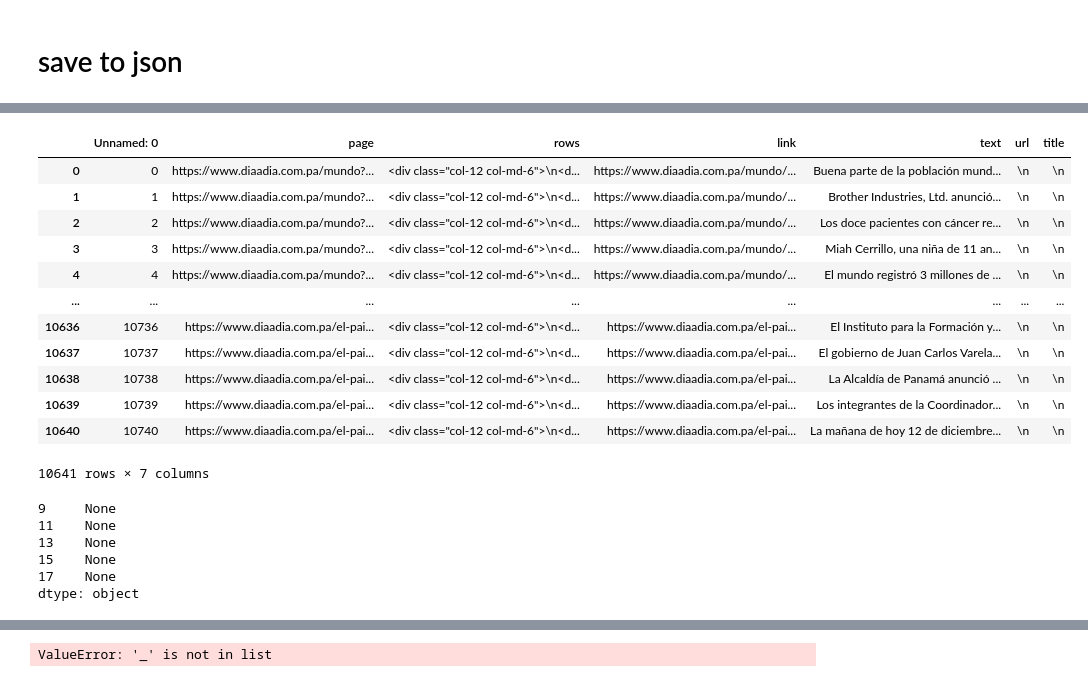
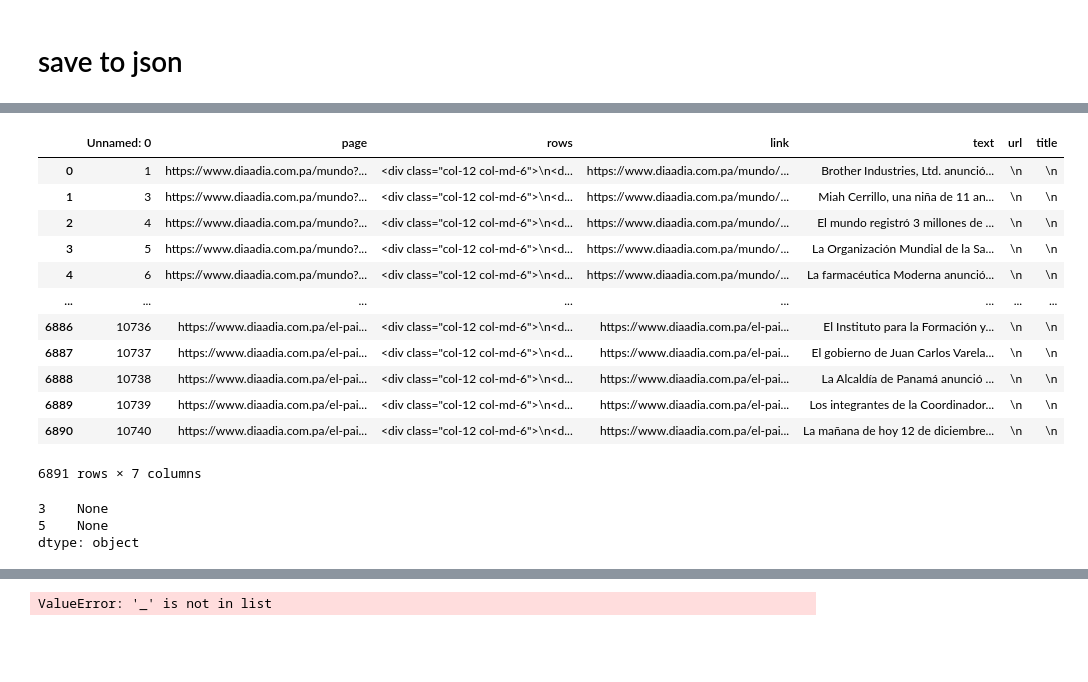
Before and after one commit to Zwd798/conflibert-spanish, a Jupyter notebook: Filter/PanamaProcess.ipynb, the cells around one changed output, grey strips where cells are left out. Drawn from its saved outputs; the diff is of its cells as text; code cells hidden in the pictures; blank space fills up the shorter version.

```diff
--- a/Filter/PanamaProcess.ipynb
+++ b/Filter/PanamaProcess.ipynb
@@ -413,20 +418,20 @@ for i in df.source.unique():
 # %%
-df1 = pd.read_csv(df.path[5], header=[0])
+df1 = pd.read_csv(df.path[3], header=[0])
 df1
 # %% [output]
 |  | Unnamed: 0 | page | rows | link | text | url | title |
-| 0 | 0 | https://www.diaadia.com.pa/mundo?... | <div class="col-12 col-md-6">\n<d... | https://www.diaadia.com.pa/mundo/... | Buena parte de la población mund... | \n | \n |
-| 1 | 1 | https://www.diaadia.com.pa/mundo?... | <div class="col-12 col-md-6">\n<d... | https://www.diaadia.com.pa/mundo/... | Brother Industries, Ltd. anunció... | \n | \n |
-| 2 | 2 | https://www.diaadia.com.pa/mundo?... | <div class="col-12 col-md-6">\n<d... | https://www.diaadia.com.pa/mundo/... | Los doce pacientes con cáncer re... | \n | \n |
-| 3 | 3 | https://www.diaadia.com.pa/mundo?... | <div class="col-12 col-md-6">\n<d... | https://www.diaadia.com.pa/mundo/... | Miah Cerrillo, una niña de 11 an... | \n | \n |
-| 4 | 4 | https://www.diaadia.com.pa/mundo?... | <div class="col-12 col-md-6">\n<d... | https://www.diaadia.com.pa/mundo/... | El mundo registró 3 millones de ... | \n | \n |
+| 0 | 1 | https://www.diaadia.com.pa/mundo?... | <div class="col-12 col-md-6">\n<d... | https://www.diaadia.com.pa/mundo/... | Brother Industries, Ltd. anunció... | \n | \n |
+| 1 | 3 | https://www.diaadia.com.pa/mundo?... | <div class="col-12 col-md-6">\n<d... | https://www.diaadia.com.pa/mundo/... | Miah Cerrillo, una niña de 11 an... | \n | \n |
+| 2 | 4 | https://www.diaadia.com.pa/mundo?... | <div class="col-12 col-md-6">\n<d... | https://www.diaadia.com.pa/mundo/... | El mundo registró 3 millones de ... | \n | \n |
+| 3 | 5 | https://www.diaadia.com.pa/mundo?... | <div class="col-12 col-md-6">\n<d... | https://www.diaadia.com.pa/mundo/... | La Organización Mundial de la Sa... | \n | \n |
+| 4 | 6 | https://www.diaadia.com.pa/mundo?... | <div class="col-12 col-md-6">\n<d... | https://www.diaadia.com.pa/mundo/... | La farmacéutica Moderna anunció... | \n | \n |
 | ... | ... | ... | ... | ... | ... | ... | ... |
-| 10636 | 10736 | https://www.diaadia.com.pa/el-pai... | <div class="col-12 col-md-6">\n<d... | https://www.diaadia.com.pa/el-pai... | El Instituto para la Formación y... | \n | \n |
-| 10637 | 10737 | https://www.diaadia.com.pa/el-pai... | <div class="col-12 col-md-6">\n<d... | https://www.diaadia.com.pa/el-pai... | El gobierno de Juan Carlos Varela... | \n | \n |
-| 10638 | 10738 | https://www.diaadia.com.pa/el-pai... | <div class="col-12 col-md-6">\n<d... | https://www.diaadia.com.pa/el-pai... | La Alcaldía de Panamá anunció ... | \n | \n |
-| 10639 | 10739 | https://www.diaadia.com.pa/el-pai... | <div class="col-12 col-md-6">\n<d... | https://www.diaadia.com.pa/el-pai... | Los integrantes de la Coordinador... | \n | \n |
-| 10640 | 10740 | https://www.diaadia.com.pa/el-pai... | <div class="col-12 col-md-6">\n<d... | https://www.diaadia.com.pa/el-pai... | La mañana de hoy 12 de diciembre... | \n | \n |
+| 6886 | 10736 | https://www.diaadia.com.pa/el-pai... | <div class="col-12 col-md-6">\n<d... | https://www.diaadia.com.pa/el-pai... | El Instituto para la Formación y... | \n | \n |
+| 6887 | 10737 | https://www.diaadia.com.pa/el-pai... | <div class="col-12 col-md-6">\n<d... | https://www.diaadia.com.pa/el-pai... | El gobierno de Juan Carlos Varela... | \n | \n |
+| 6888 | 10738 | https://www.diaadia.com.pa/el-pai... | <div class="col-12 col-md-6">\n<d... | https://www.diaadia.com.pa/el-pai... | La Alcaldía de Panamá anunció ... | \n | \n |
+| 6889 | 10739 | https://www.diaadia.com.pa/el-pai... | <div class="col-12 col-md-6">\n<d... | https://www.diaadia.com.pa/el-pai... | Los integrantes de la Coordinador... | \n | \n |
+| 6890 | 10740 | https://www.diaadia.com.pa/el-pai... | <div class="col-12 col-md-6">\n<d... | https://www.diaadia.com.pa/el-pai... | La mañana de hoy 12 de diciembre... | \n | \n |
-10641 rows × 7 columns
+6891 rows × 7 columns
 # %%
 def convert_json_tar(filename, json_file, tar_file):
     df1 = pd.read_csv(filename, header=[0])
@@ -436,11 +441,8 @@ def convert_json_tar(filename, json_file, tar_file):
         tar.add(json_file, arcname=os.path.basename(json_file))
 df.apply(lambda x: convert_json_tar(x['path'], x['json_file'], x['tar_file']), axis=1)
 # %% [output]
-9     None
-11    None
-13    None
-15    None
-17    None
+3    None
+5    None
 dtype: object
 # %%
 pandarallel.initialize()
```
Also changed, not shown: parts of 17 cells of this notebook, 1 other file.
